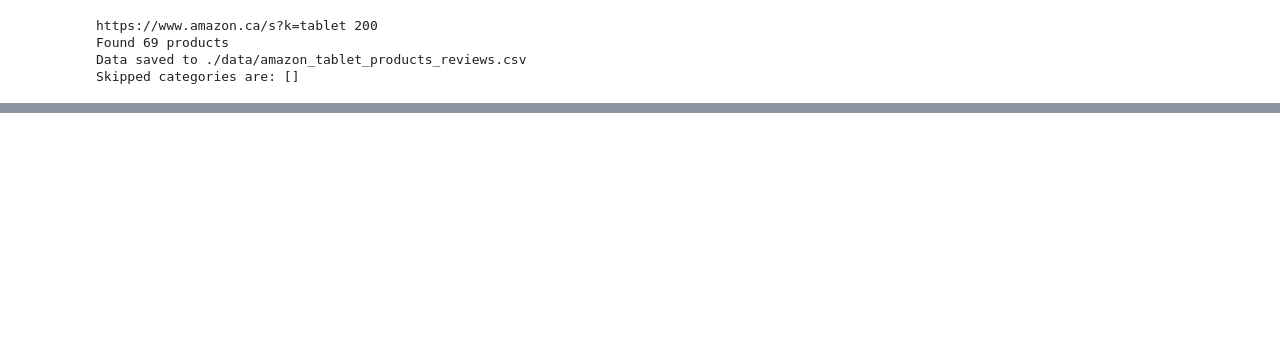
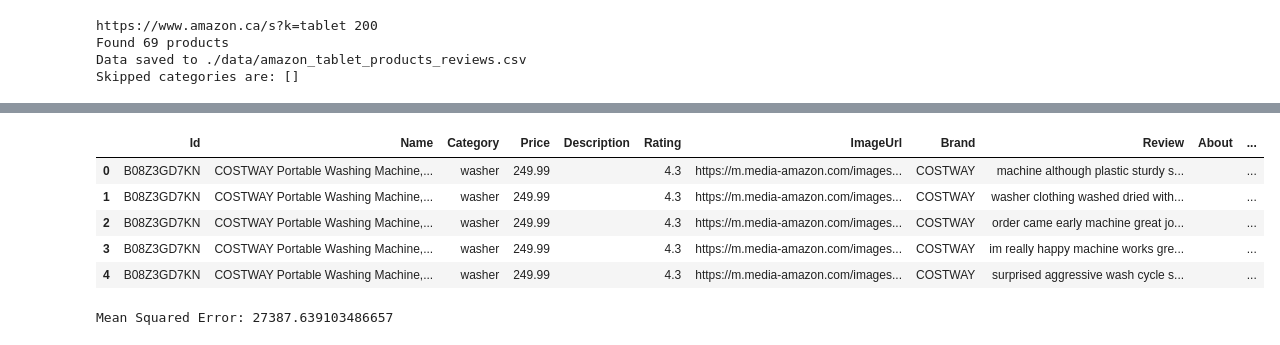
Before and after one commit to akinolu52/amazon-electronic-items, a Jupyter notebook: scrapper.ipynb, the cells around one changed output, grey strips where cells are left out. Cells and saved outputs as stored; diff of their text form; code cells hidden in the pictures; blank space fills up the shorter version.

```diff
--- a/scrapper.ipynb
+++ b/scrapper.ipynb
@@ -316,0 +550,9 @@ Skipped categories are: []
+# %%
+# Handle missing values if any
+df.fillna('', inplace=True)  # Fill NaNs with empty string for text columns
+
+# Ensure 'Price' is numeric (convert if necessary)
+df['Price'] = pd.to_numeric(df['Price'], errors='coerce')
+df['Rating'] = pd.to_numeric(df['Rating'], errors='coerce')
+
+df.head()
@@ -316,0 +638,40 @@ Skipped categories are: []
+# %%
+from nltk.sentiment.vader import SentimentIntensityAnalyzer
+from textblob import TextBlob
+
+
+class TextSentimentAnalysis:
+    def __init__(self):
+        self.sid = SentimentIntensityAnalyzer()
+
+    def get_sentiment_via_vader(self, text: str) -> float:
+        scores = self.sid.polarity_scores(text)
+        # Using compound score as a single sentiment score
+        return scores['compound']
+
+    @staticmethod
+    def get_sentiment_via_textblob(text: str) -> float:
+        """
+            method to get sentiment scores
+            returns polarity score as sentiment value
+        """
+        blob = TextBlob(text)
+        return blob.sentiment.polarity
+# %%
+text_sentiment_analysis = TextSentimentAnalysis()
+# %%
+import pandas as pd
+
+# Applying sentiment
+df['ReviewSentiment'] = df['Review'].apply([text_sentiment_analysis.get_sentiment_via_vader])
+df['DescriptionSentiment'] = df['Description'].apply(text_sentiment_analysis.get_sentiment_via_vader)
+df['AboutSentiment'] = df['About'].apply(text_sentiment_analysis.get_sentiment_via_vader)
+
+df.head()
+# %% [output]
+|  | Id | Name | Category | Price | Description | Rating | ImageUrl | Brand | Review | About | ... |
+| 0 | B08Z3GD7KN | COSTWAY Portable Washing Machine,... | washer | 249.99 |  | 4.3 | https://m.media-amazon.com/images... | COSTWAY | machine although plastic sturdy s... |  | ... |
+| 1 | B08Z3GD7KN | COSTWAY Portable Washing Machine,... | washer | 249.99 |  | 4.3 | https://m.media-amazon.com/images... | COSTWAY | washer clothing washed dried with... |  | ... |
+| 2 | B08Z3GD7KN | COSTWAY Portable Washing Machine,... | washer | 249.99 |  | 4.3 | https://m.media-amazon.com/images... | COSTWAY | order came early machine great jo... |  | ... |
+| 3 | B08Z3GD7KN | COSTWAY Portable Washing Machine,... | washer | 249.99 |  | 4.3 | https://m.media-amazon.com/images... | COSTWAY | im really happy machine works gre... |  | ... |
+| 4 | B08Z3GD7KN | COSTWAY Portable Washing Machine,... | washer | 249.99 |  | 4.3 | https://m.media-amazon.com/images... | COSTWAY | surprised aggressive wash cycle s... |  | ... |
@@ -316,0 +683,24 @@ Skipped categories are: []
+# %%
+from sklearn.model_selection import train_test_split
+from sklearn.linear_model import LinearRegression
+from sklearn.metrics import mean_squared_error
+
+# Prepare features and target variable
+X = df[['DescriptionSentiment', 'ReviewSentiment', 'AboutSentiment']]
+y = df['Price']
+
+# Split data into training and testing sets
+X_train, X_test, y_train, y_test = train_test_split(X, y, test_size=0.2, random_state=42)
+
+# Initialize and train a linear regression model
+model = LinearRegression()
+model.fit(X_train, y_train)
+
+# Predict on test set
+y_pred = model.predict(X_test)
+
+# Evaluate model
+mse = mean_squared_error(y_test, y_pred)
+print(f"Mean Squared Error: {mse}")
+# %% [output]
+Mean Squared Error: 27387.639103486657
```
Also changed, not shown: parts of 27 cells of this notebook, 1 other file.
